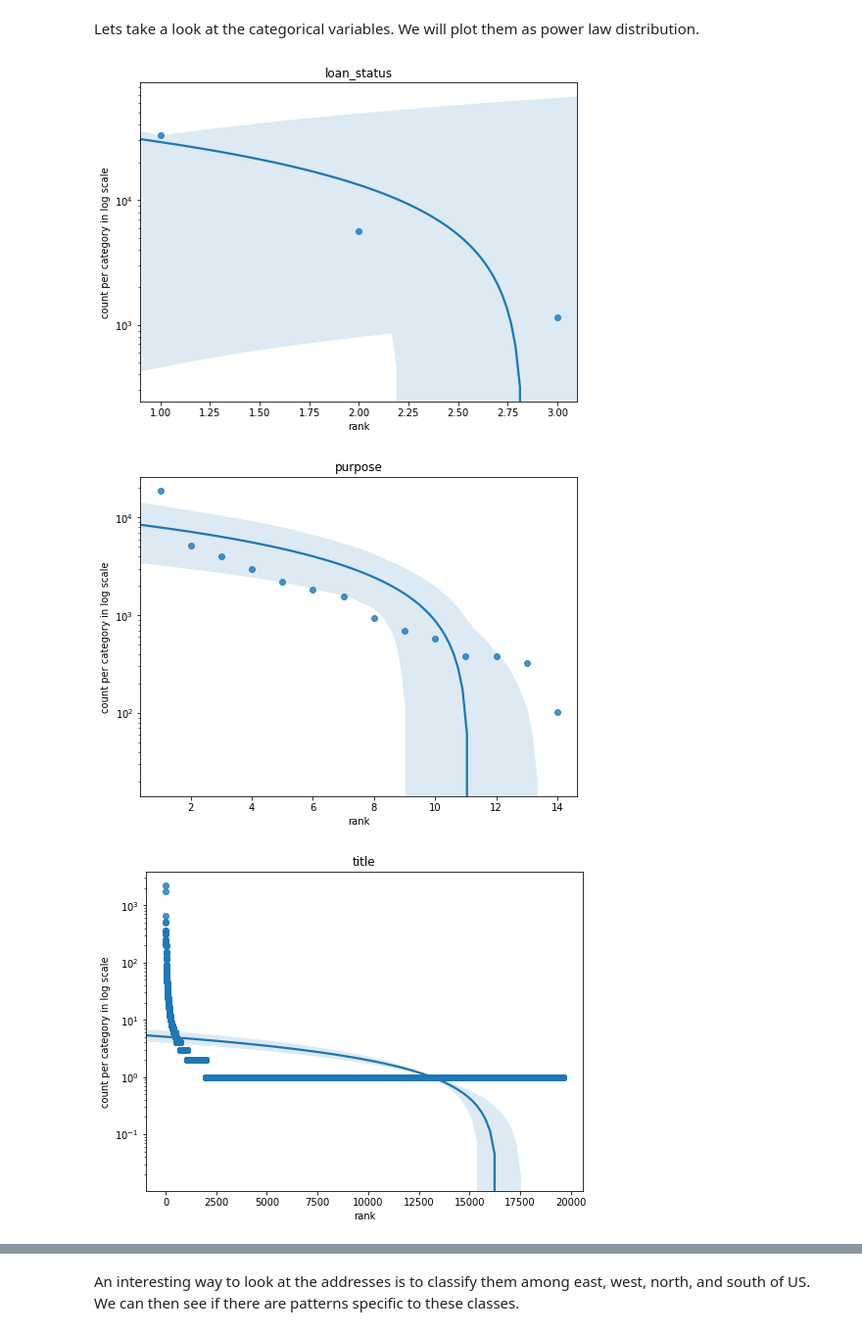
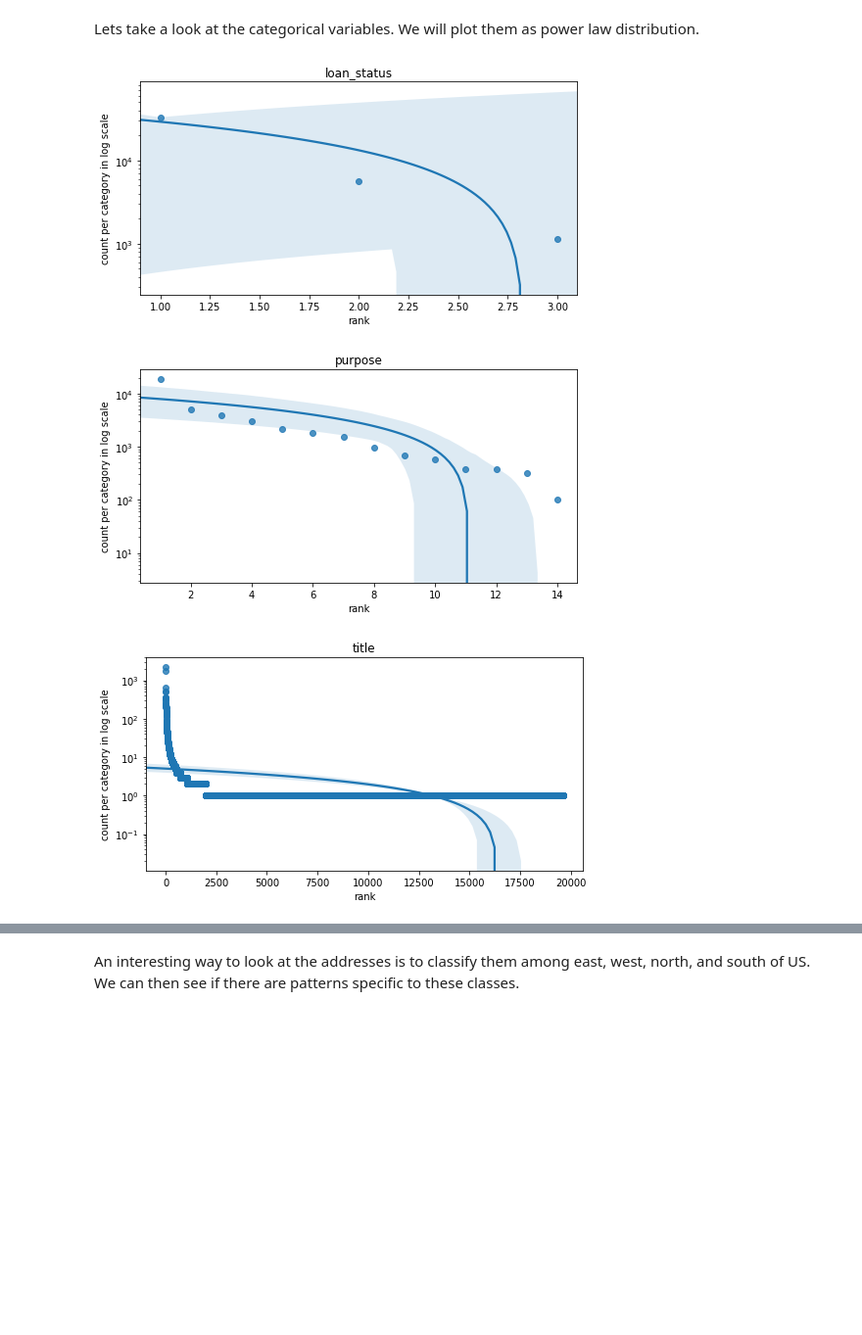
Before and after one commit to brijesh1100/P2-Gramener-Case-Study, a Jupyter notebook: EDA Case Study_Final.ipynb, the cells around one changed output, grey strips where cells are left out. Shown: that part at 98% size. Drawn from its saved outputs; the diff is of its cells as text; code cells hidden in the pictures; blank space fills up the shorter version.

```diff
--- a/EDA Case Study_Final.ipynb
+++ b/EDA Case Study_Final.ipynb
@@ -16,7 +16,7 @@ import seaborn as sns
 # %%
 loan_df = pd.read_csv('./loan.csv',sep=',' ,dtype='unicode')
 # %%
-loan_df.drop(['desc','member_id', 'url', 'loan_amnt', 'funded_amnt_inv', 'policy_code', 'installment', 'pymnt_plan', 'zip_code',
+loan_df.drop(['desc','member_id', 'url', 'policy_code', 'pymnt_plan', 'zip_code',
               'mths_since_last_record', 'recoveries', 'next_pymnt_d', 'application_type', 'tax_liens',
               'mths_since_last_major_derog', 'annual_inc_joint', 'dti_joint','verification_status_joint','tot_coll_amt','tot_cur_bal','open_acc_6m','open_il_6m',
               'open_il_12m','open_il_24m','mths_since_rcnt_il','total_bal_il','il_util','open_rv_12m','open_rv_24m','max_bal_bc','all_util',
@@ -261,23 +262,23 @@ Lets take a look at the categorical variables. We will plot them as power law di
 # %%
 def plotCategoricalVars(var):
     # create a df with columns as categories of the variable mapped to the count of each category
     df_category_count = pd.DataFrame(loan_df[var].value_counts())
     # create a column called rank that will indexes the rows of the above created df
     df_category_count['rank'] = range(1, len(df_category_count) + 1)
-    plt.figure(figsize=(8, 6))
+    plt.figure(figsize=(8, 4))
     ax = sns.regplot(x=df_category_count['rank'], y=df_category_count[var], data=df_category_count)
     ax.set_title(var)
     ax.set(xlabel = 'rank', ylabel = 'count per category in log scale')
     plt.yscale('log')
     plt.show()
 
 # Columns that contain continuous variables
 cat_cols = ['loan_status','purpose','title','addr_state']
 
 # Distribution as histograms
 for col in cat_cols:
     plotCategoricalVars(col)
 # %% [output]
-[figure, old version]
+[figure, new version]
-[figure, old version]
+[figure, new version]
-[figure, old version]
+[figure, new version]
```
Also changed, not shown: parts of 31 cells of this notebook.
